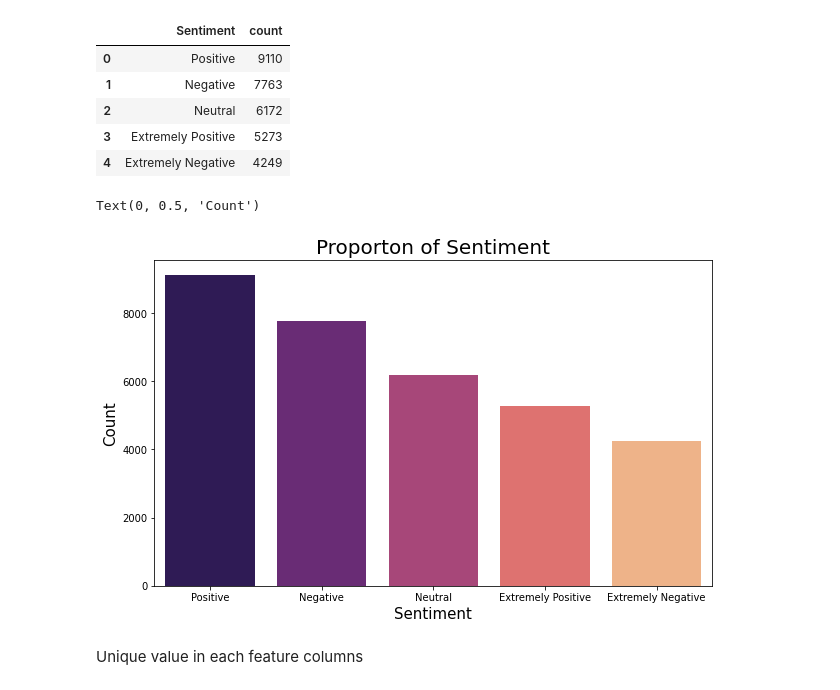
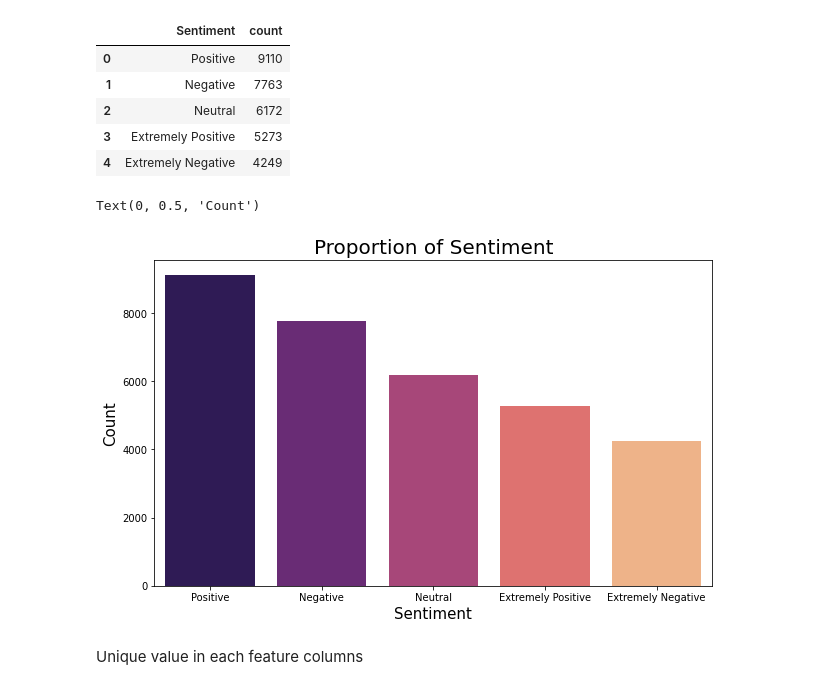
Before and after one commit to Raahulsi/Capstone-3-Coronavirus_Tweet_Sentiment_Analysis, a Jupyter notebook: Capstone_Project_3_Coronavirus_Tweet_Sentiment_Analysis.ipynb, the cells around one changed output. Drawn from its saved outputs; the diff is of its cells as text; code cells hidden in the pictures.

```diff
--- a/Capstone_Project_3_Coronavirus_Tweet_Sentiment_Analysis.ipynb
+++ b/Capstone_Project_3_Coronavirus_Tweet_Sentiment_Analysis.ipynb
@@ -49,7 +49,7 @@ drive.mount('/content/drive')
 # %% [output]
 Mounted at /content/drive
 # %%
-file_path = '/content/drive/MyDrive/Capstone_project_3/Coronavirus.csv'
+file_path = '/content/drive/MyDrive/Alma Better_Capstone_project_3_Rahul_Singh/Coronavirus.csv'
 # %%
 data = pd.read_csv(file_path, encoding = "ISO-8859-1", engine='python')
 # %%
@@ -174,12 +174,12 @@ sentiment_count
 # %%
 plt.figure(figsize=(10,6))
 ax = sns.barplot(x="Sentiment", y= 'count',palette = 'magma',data=sentiment_count)
-ax.set_title('Proporton of Sentiment', fontsize=20)
+ax.set_title('Proportion of Sentiment', fontsize=20)
 ax.set_xlabel("Sentiment",fontsize=15)
 ax.set_ylabel("Count",fontsize=15)
 # %% [output]
 Text(0, 0.5, 'Count')
-[figure, old version]
+[figure, new version]
 # %% [markdown]
 Unique value in each feature columns
 # %%
```
Also changed, not shown: parts of 9 cells of this notebook.
